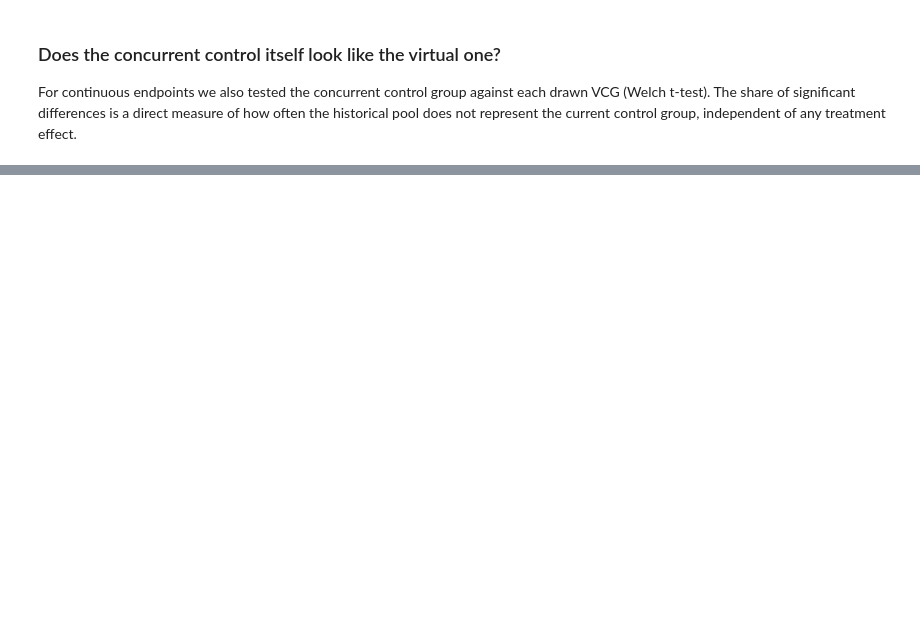
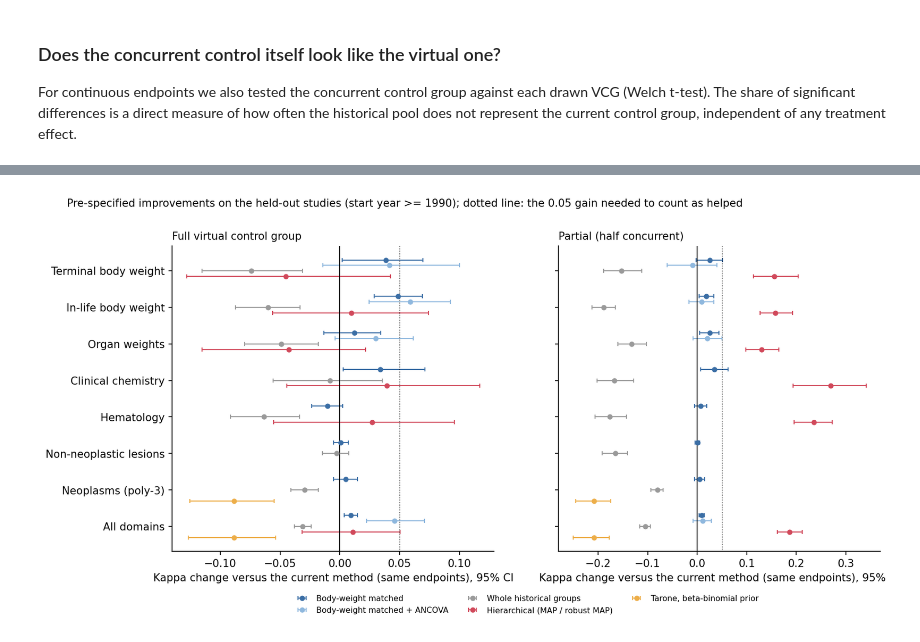
Before and after one commit to Jkovv/virtual-control-groups-ntp, a Jupyter notebook: notebooks/walkthrough.ipynb, the cells around one changed output, grey strips where cells are left out. Cells and saved outputs as stored; diff of their text form; code cells hidden in the pictures; blank space fills up the shorter version.

```diff
--- a/notebooks/walkthrough.ipynb
+++ b/notebooks/walkthrough.ipynb
@@ -330,0 +421,4 @@ pd.read_csv(C.TABLES_DIR / "control_vs_vcg.csv").pivot(index="domain", columns="
+# %%
+display(Image(filename=str(C.FIGURES_DIR / "methods_comparison.png"), width=1000))
+# %% [output]
+[figure, added]
```
Also changed, not shown: parts of 26 cells of this notebook, 1 other file.
